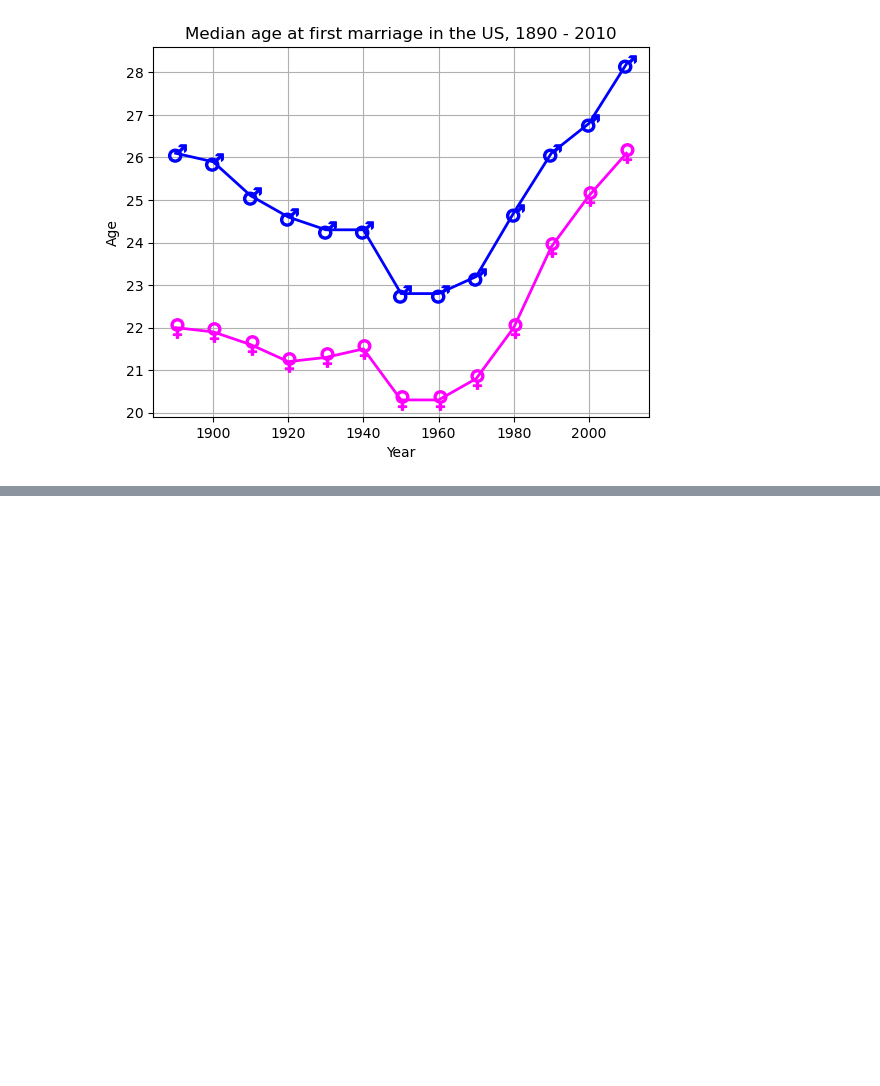
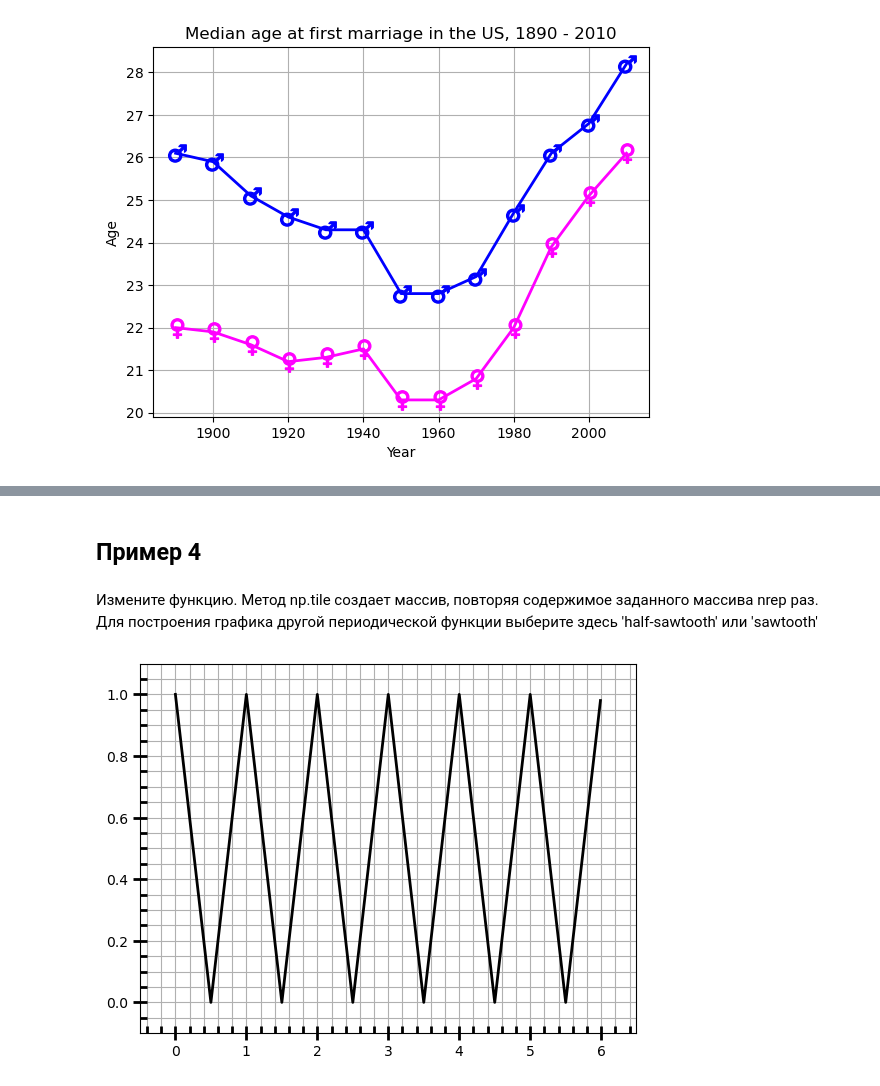
Before and after one commit to VolnovF/mdk0203, a Jupyter notebook: Pr09.ipynb, the cells around one changed output, grey strips where cells are left out. Cells and saved outputs as stored; diff of their text form; code cells hidden in the pictures; blank space fills up the shorter version.

```diff
--- a/Pr09.ipynb
+++ b/Pr09.ipynb
@@ -50,0 +92,42 @@ FileNotFoundError: pr09/us-city-populations/boston.tsv not found.
+# %% [markdown]
+## Пример 4
+# %% [markdown]
+Измените функцию. Метод np.tile создает массив, повторяя содержимое заданного массива nrep раз. Для построения графика другой периодической функции выберите здесь 'half-sawtooth' или 'sawtooth'
+# %%
+import numpy as np
+import matplotlib.pyplot as plt
+
+# A selection of functions on rn abcissa points for 0 <= x < 1
+rn = 100
+rx = np.linspace(0, 1, rn, endpoint=False)
+
+def tophat(rx):
+    """ Top hat function: y = 1 for x < 0.5, y=0 for x >= 0.5 """
+    ry = np.ones(rn)
+    ry[rx>=0.5]=0
+    return ry
+
+# A dictionary of functions to choose from
+ry = {'half-sawtooth': lambda rx: rx.copy(),
+      'top-hat': tophat,
+      'sawtooth': lambda rx: 2 * np.abs(rx-0.5)}
+
+# Repeat the chosen function nrep times
+nrep = 6
+x = np.linspace(0, nrep, nrep*rn, endpoint=False)
+y = np.tile(ry['sawtooth'](rx), nrep)
+
+fig = plt.figure()
+ax = fig.add_subplot(111)
+ax.plot(x,y, 'k', lw=2)
+# Add a bit of padding around the plotted line to aid visualization
+ax.set_ylim(-0.1,1.1)
+ax.set_xlim(x[0]-0.5, x[-1]+0.5)
+# Customize the tick marks and turn the grid on
+ax.minorticks_on()
+ax.tick_params(which='major', length=10, width=2, direction='inout')
+ax.tick_params(which='minor', length=5, width=2, direction='in')
+ax.grid(which='both')
+plt.show()
+# %% [output]
+[figure, added]
```
Also changed, not shown: parts of 5 cells of this notebook, 1 other file.
